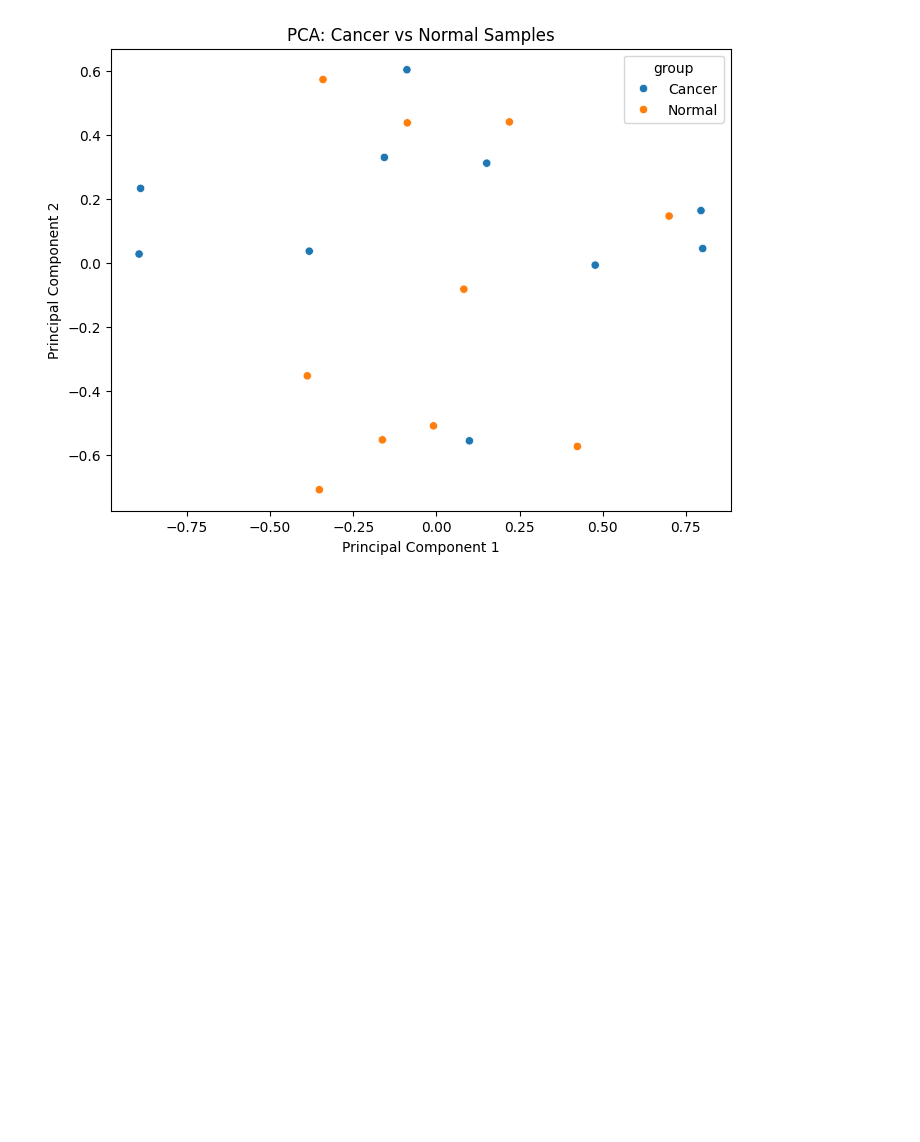
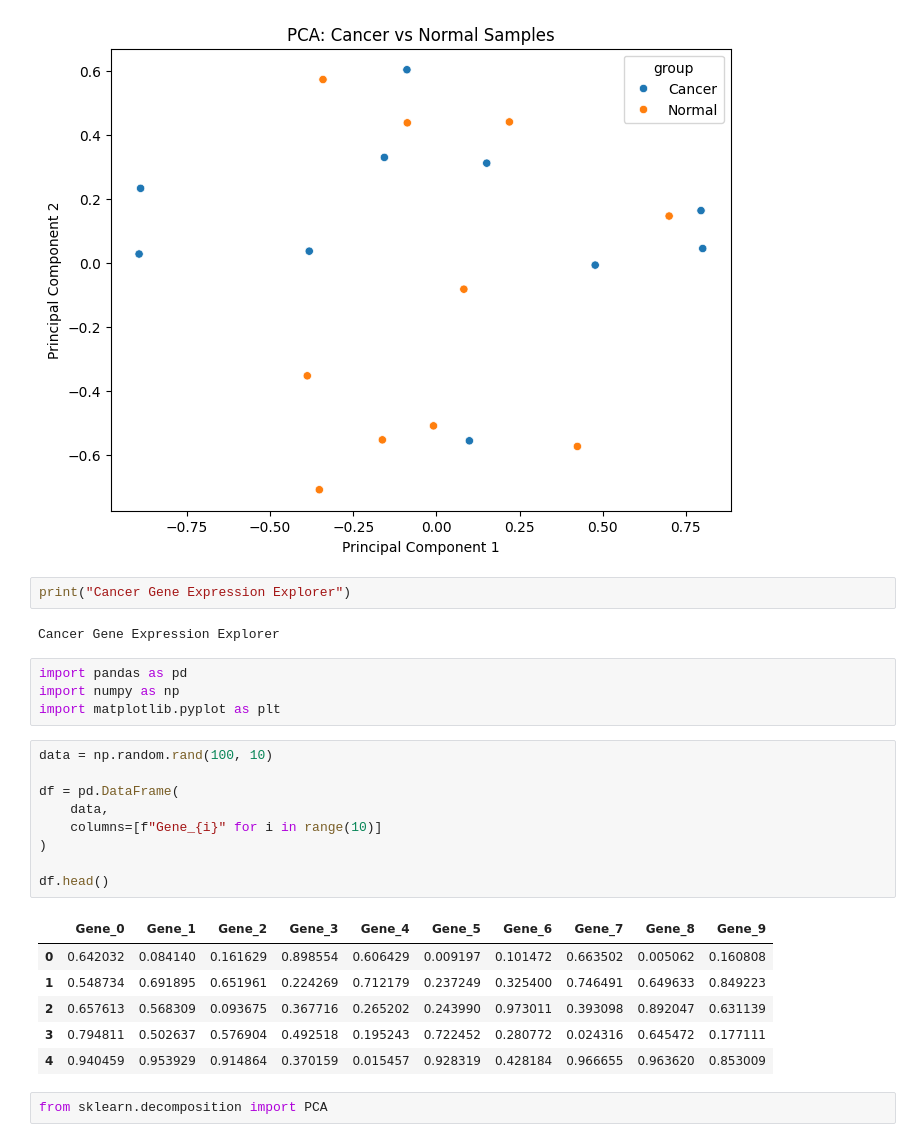
Before and after one commit to gowtham-bioinfo/Cancer-Gene-Expression-Explorer, a Jupyter notebook: Notebook/analysis.ipynb, the cells around one changed output. Cells and saved outputs as stored; diff of their text form; blank space fills up the shorter version.

```diff
--- a/Notebook/analysis.ipynb
+++ b/Notebook/analysis.ipynb
@@ -58,3 +58,29 @@ plt.ylabel("Principal Component 2")
 plt.show()
 # %% [output]
 [figure]
+# %%
+print("Cancer Gene Expression Explorer")
+# %% [output]
+Cancer Gene Expression Explorer
+# %%
+import pandas as pd
+import numpy as np
+import matplotlib.pyplot as plt
+# %%
+data = np.random.rand(100, 10)
+
+df = pd.DataFrame(
+    data,
+    columns=[f"Gene_{i}" for i in range(10)]
+)
+
+df.head()
+# %% [output]
+|  | Gene_0 | Gene_1 | Gene_2 | Gene_3 | Gene_4 | Gene_5 | Gene_6 | Gene_7 | Gene_8 | Gene_9 |
+| 0 | 0.642032 | 0.084140 | 0.161629 | 0.898554 | 0.606429 | 0.009197 | 0.101472 | 0.663502 | 0.005062 | 0.160808 |
+| 1 | 0.548734 | 0.691895 | 0.651961 | 0.224269 | 0.712179 | 0.237249 | 0.325400 | 0.746491 | 0.649633 | 0.849223 |
+| 2 | 0.657613 | 0.568309 | 0.093675 | 0.367716 | 0.265202 | 0.243990 | 0.973011 | 0.393098 | 0.892047 | 0.631139 |
+| 3 | 0.794811 | 0.502637 | 0.576904 | 0.492518 | 0.195243 | 0.722452 | 0.280772 | 0.024316 | 0.645472 | 0.177111 |
+| 4 | 0.940459 | 0.953929 | 0.914864 | 0.370159 | 0.015457 | 0.928319 | 0.428184 | 0.966655 | 0.963620 | 0.853009 |
+# %%
+from sklearn.decomposition import PCA
```
Also changed, not shown: parts of 2 cells of this notebook.
